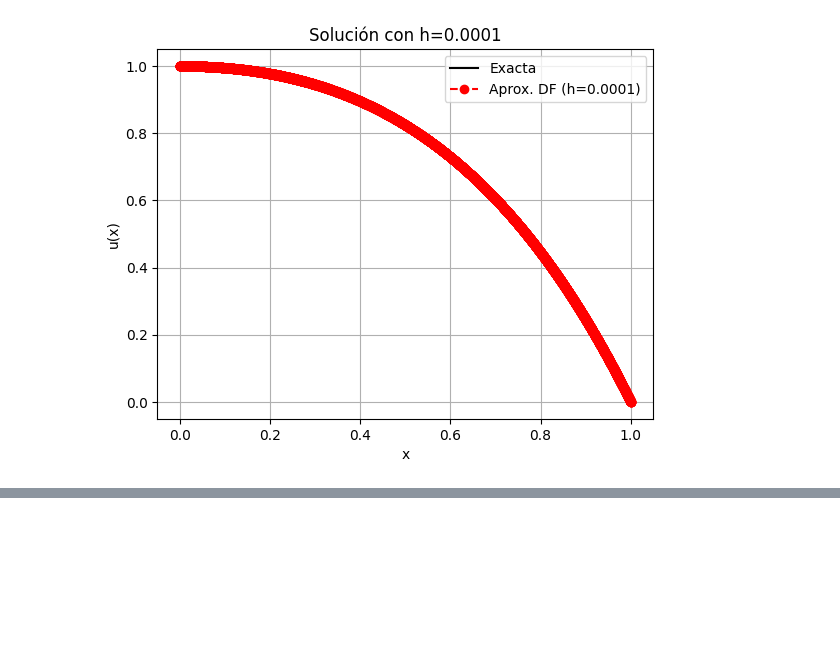
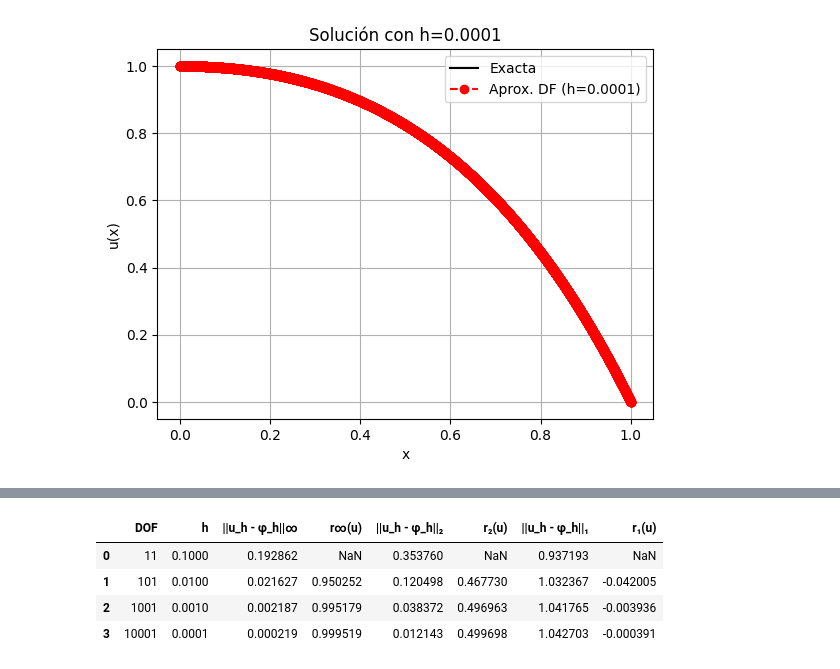
Before and after one commit to dserranog1/numerical-analysis, a Jupyter notebook: numerical_analysis/worksheet_5/exercise_7.ipynb, the cells around one changed output, grey strips where cells are left out. Cells and saved outputs as stored; diff of their text form; code cells hidden in the pictures; blank space fills up the shorter version.

```diff
--- a/numerical_analysis/worksheet_5/exercise_7.ipynb
+++ b/numerical_analysis/worksheet_5/exercise_7.ipynb
@@ -66,0 +253,8 @@ for h in h_list:
+# %%
+tabla_errores
+# %% [output]
+|  | DOF | h | ||u_h - φ_h||∞ | r∞(u) | ||u_h - φ_h||₂ | r₂(u) | ||u_h - φ_h||₁ | r₁(u) |
+| 0 | 11 | 0.1000 | 0.192862 | NaN | 0.353760 | NaN | 0.937193 | NaN |
+| 1 | 101 | 0.0100 | 0.021627 | 0.950252 | 0.120498 | 0.467730 | 1.032367 | -0.042005 |
+| 2 | 1001 | 0.0010 | 0.002187 | 0.995179 | 0.038372 | 0.496963 | 1.041765 | -0.003936 |
+| 3 | 10001 | 0.0001 | 0.000219 | 0.999519 | 0.012143 | 0.499698 | 1.042703 | -0.000391 |
```
Also changed, not shown: parts of 9 cells of this notebook.
